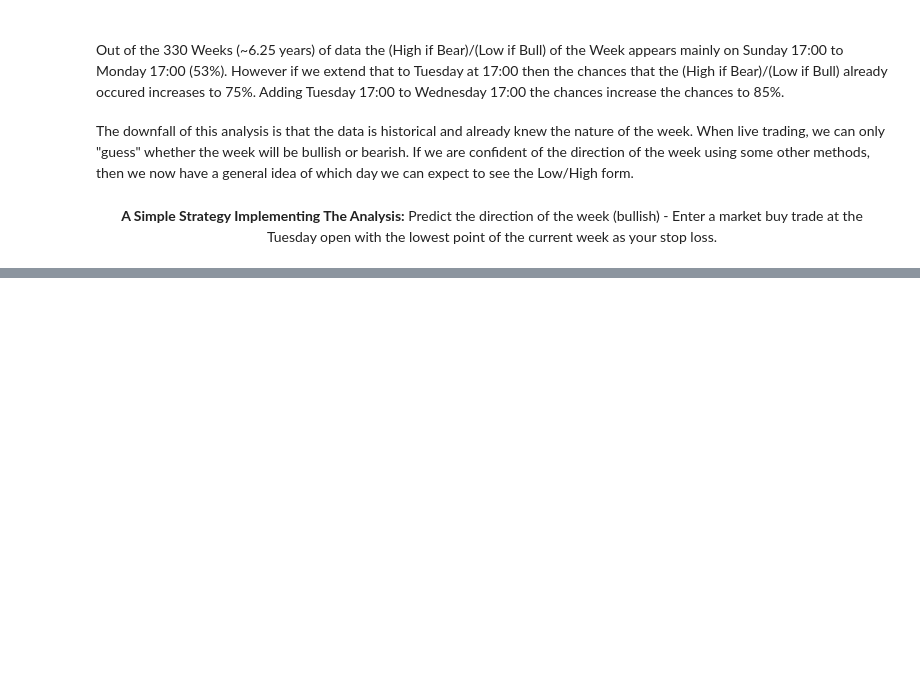
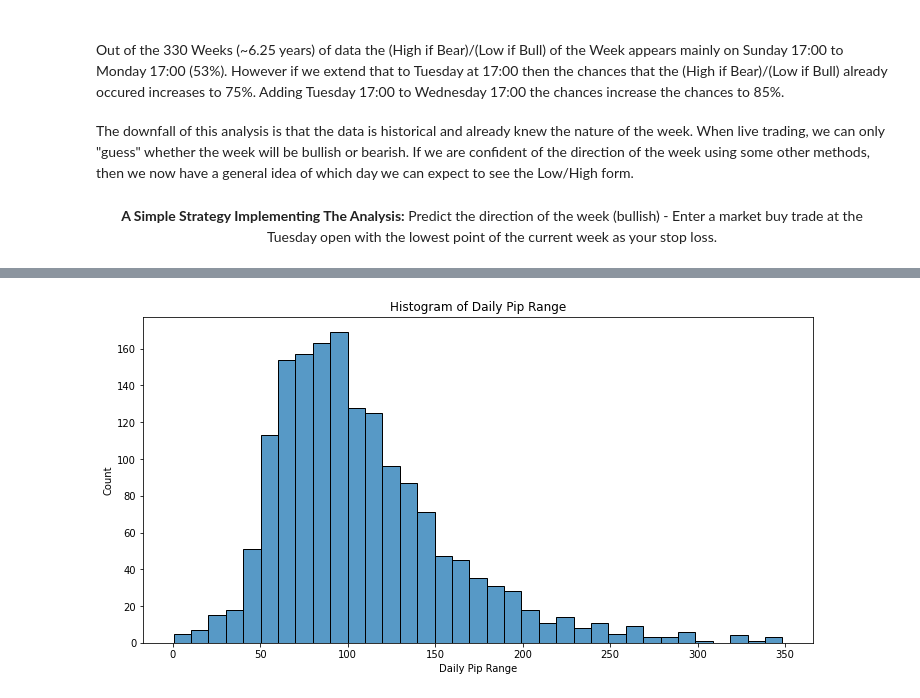
Before and after one commit to Williamdst/Springboard-DSC, a Jupyter notebook: 20.3_Dataset-Analysis/GBPUSD-Profile.ipynb, the cells around one changed output, grey strips where cells are left out. Saved outputs shown, nothing was run; the diff lists cells and outputs as text; code cells hidden in the pictures; blank space fills up the shorter version.

```diff
--- a/20.3_Dataset-Analysis/GBPUSD-Profile.ipynb
+++ b/20.3_Dataset-Analysis/GBPUSD-Profile.ipynb
@@ -319,0 +232,4 @@ ext5['BeforeMove 100 Average'].plot(kind='line',grid=True,title="Before Move 100
+# %%
+daily_weekly["daily_range"] = (daily_weekly["Dhigh"] - daily_weekly['Dlow']) * 10000
+daily_weekly["daily_range_100_ma"] = daily_weekly["daily_range"].rolling(window=100).mean()
+daily_weekly.head()
@@ -319,0 +256,6 @@ ext5['BeforeMove 100 Average'].plot(kind='line',grid=True,title="Before Move 100
+# %%
+plt.figure(figsize=(12,6))
+ax = sns.histplot(daily_weekly[daily_weekly.daily_range<350].daily_range);
+ax.set(title='Histogram of Daily Pip Range', xlabel='Daily Pip Range', ylabel='Count');
+# %% [output]
+[figure, added]
```
Also changed, not shown: parts of 55 cells of this notebook.
